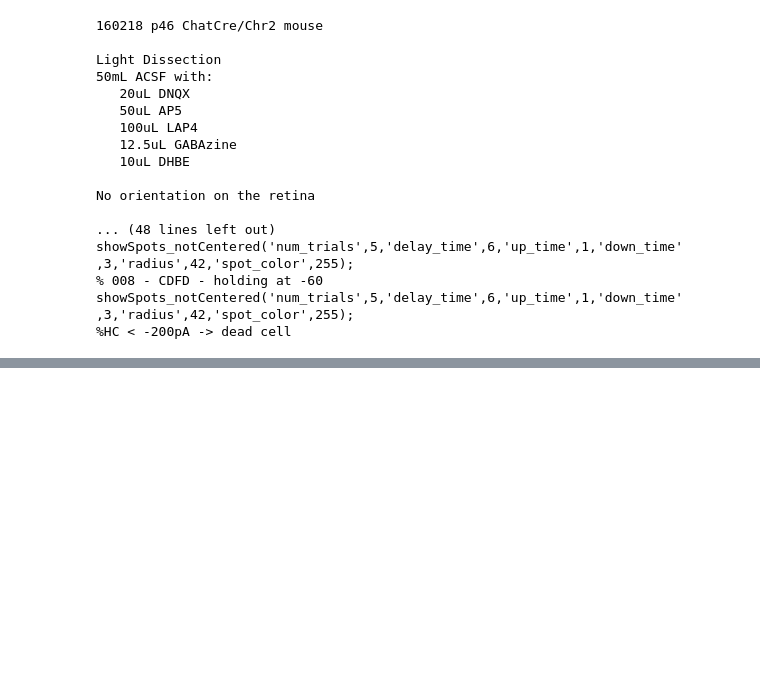
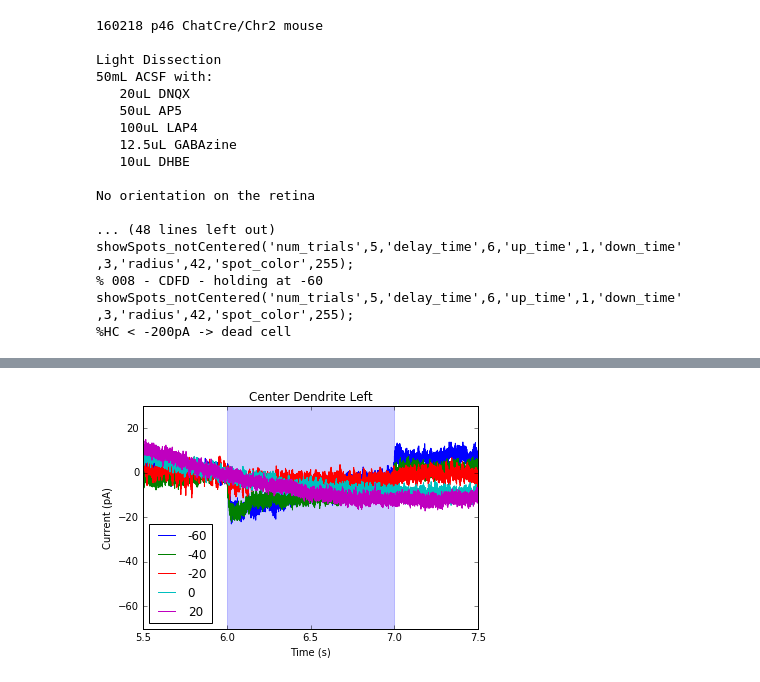
Before and after one commit to vdutell/ephysanalysis, a Jupyter notebook: vclamp.ipynb, the cells around one changed output, grey strips where cells are left out. Drawn from its saved outputs; the diff is of its cells as text; code cells hidden in the pictures; blank space fills up the shorter version.

```diff
--- a/vclamp.ipynb
+++ b/vclamp.ipynb
@@ -1343,0 +1436,27 @@ plt.legend(loc=4)
+# %%
+plotavgsweeps(sweeplist, cdl_conditions, fnamepre, fnamepost, mylabel, stimstart, stimend, rawbg, submean, hpfilter)
+
+##show limits of stimulation
+plt.axvspan(stimstart, stimend, alpha=0.2, color='blue')
+
+#choose how much of sweep to plot (x and y limits)
+if(fullsweep):
+    plt.xlim([0, 10])
+    plt.ylim([-1000, 1000])
+elif not(submean):
+    plt.xlim([5.5, 7.5])
+    plt.ylim([-200, 500])
+elif(submean):
+    plt.xlim([5.5, 7.5])
+    plt.ylim([-70, 30])
+
+plt.xlabel('Time (s)')
+plt.ylabel('Current (pA)')
+
+plt.title('Center Dendrite Left')
+
+if not(rawbg):
+    plt.legend(loc=3)
+    plt.show()
+# %% [output]
+[figure, added]
```
Also changed, not shown: parts of 10 cells of this notebook.
